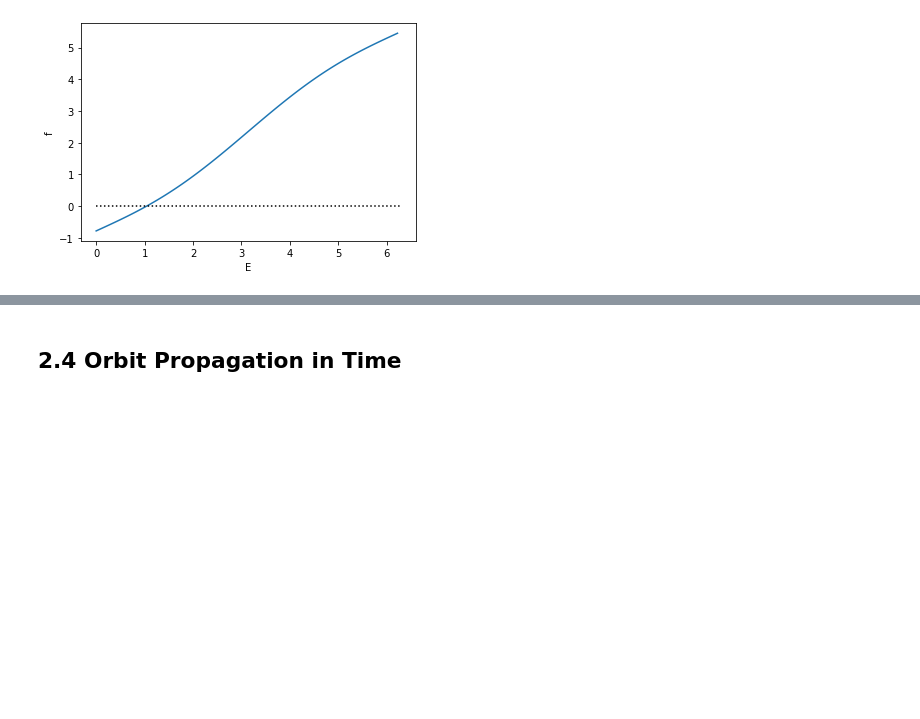
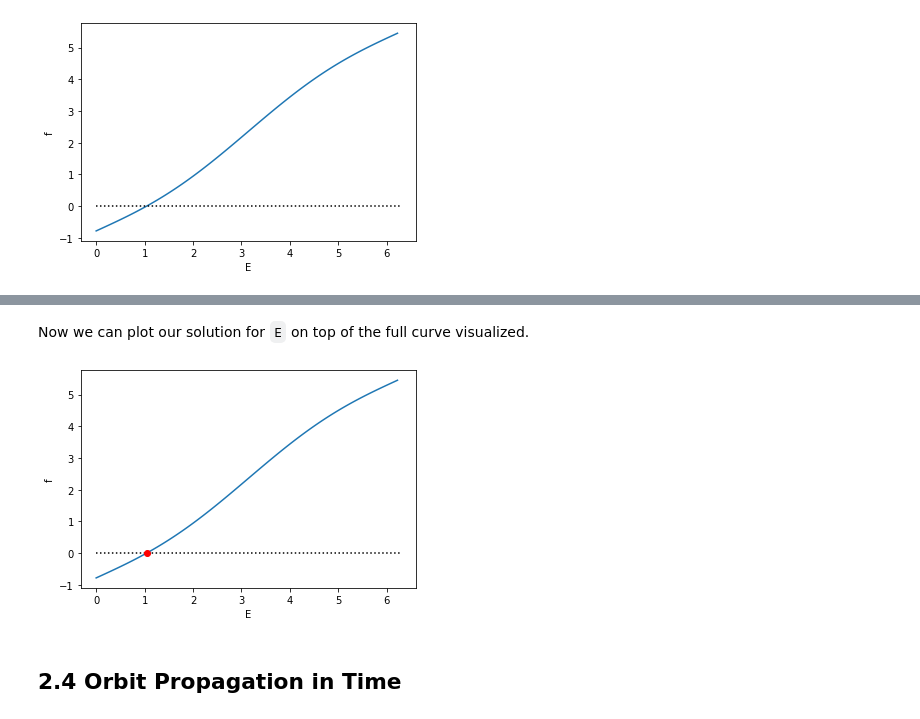
Before and after one commit to pdav5883/orbit-learning, a Jupyter notebook: L2_OrbitTime.ipynb, the cells around one changed output, grey strips where cells are left out. Saved outputs shown, nothing was run; the diff lists cells and outputs as text; code cells hidden in the pictures; blank space fills up the shorter version.

Commit message:
L2 add newton solve section

```diff
--- a/L2_OrbitTime.ipynb
+++ b/L2_OrbitTime.ipynb
@@ -289,3 +298,52 @@ def newton_kepler_step(M, e, E):
+# %%
+def newton_kepler_solve(M, e):
+    max_iter = 20
+    E = math.pi
+    tol = 1e-6
+
+    i = 0
+
+    while i < max_iter:
+        E = newton_kepler_step(M, e, E)
+        err = kepler_function(M, e, E)
+
+        if err < tol:
+            return E
+
+        i += 1
+
+    print("Did not find solution for M={}, e={}".format(M,e))
+    return None
+# %% [markdown]
+Now we can plot our solution for `E` on top of the full curve visualized.
+# %%
+e = 0.3
+M = math.pi / 4
+
+E_soln = newton_kepler_solve(M, e)
+f_soln = kepler_function(M, e, E_soln)
+
+f_list = []
+E_list = []
+
+for j in range(100):
+    E = j * 2 * math.pi / 100
+    f = kepler_function(M, e, E)
+
+    E_list.append(E)
+    f_list.append(f)
+
+fig = plt.figure()
+ax = fig.add_subplot(111)
+
+ax.plot(E_list, f_list)
+ax.plot([0, 2*math.pi], [0,0], "k:")
+ax.plot(E_soln, f_soln, "ro")
+ax.set_xlabel("E")
+ax.set_ylabel("f")
+plt.show()
+# %% [output]
+[figure, added]
 # %% [markdown]
 ## 2.4 Orbit Propagation in Time
 # %% [markdown]
```
Also changed, not shown: parts of 6 cells of this notebook.
